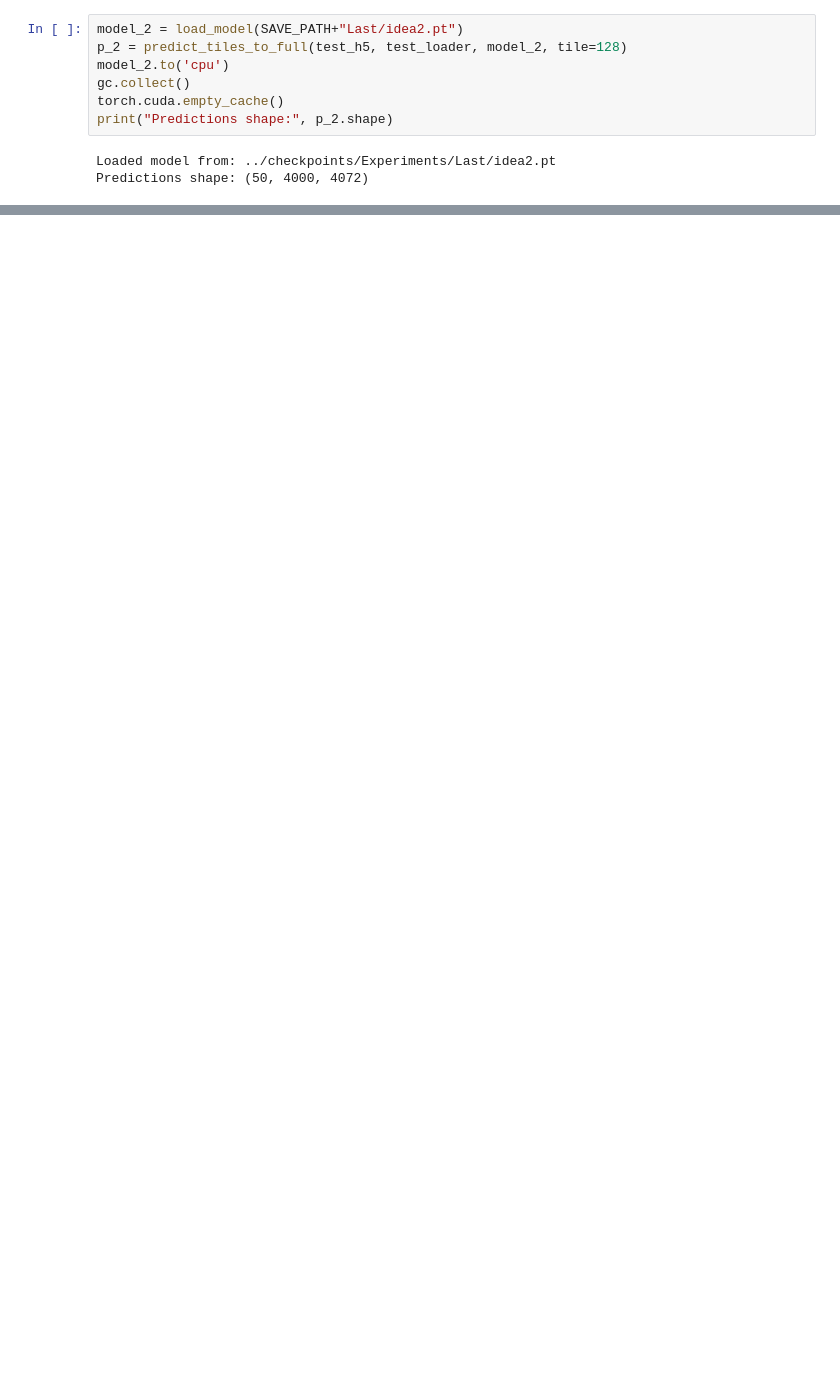
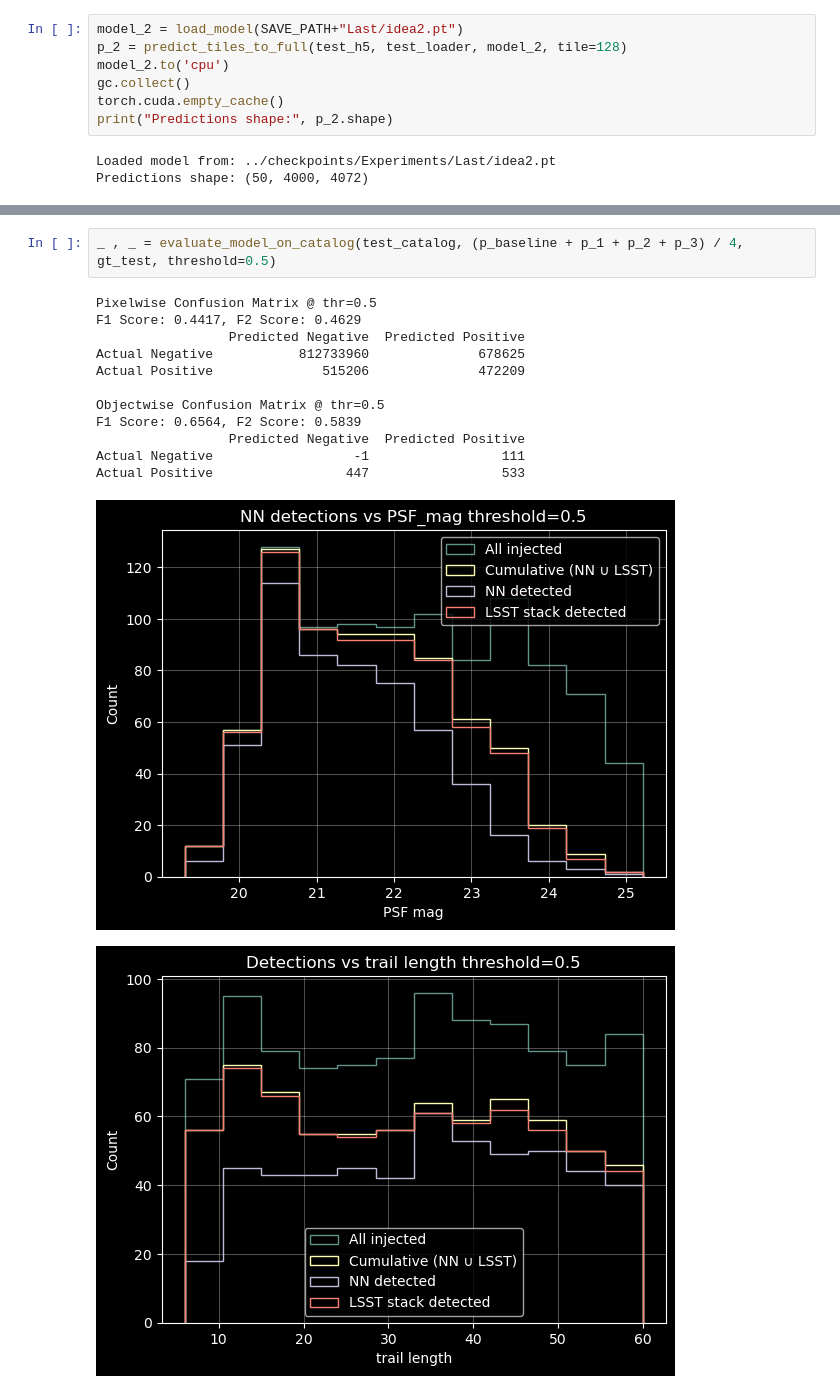
Before and after one commit to dirac-institute/Asteroid_detection_CNN, a Jupyter notebook: experiments/Evaluation.ipynb, the cells around one changed output, grey strips where cells are left out. Drawn from its saved outputs; the diff is of its cells as text; blank space fills up the shorter version.

```diff
--- a/experiments/Evaluation.ipynb
+++ b/experiments/Evaluation.ipynb
@@ -245,0 +294,16 @@ Actual Positive                 514                 466
+# %%
+_ , _ = evaluate_model_on_catalog(test_catalog, (p_baseline + p_1 + p_2 + p_3) / 4, gt_test, threshold=0.5)
+# %% [output]
+Pixelwise Confusion Matrix @ thr=0.5
+F1 Score: 0.4417, F2 Score: 0.4629
+                 Predicted Negative  Predicted Positive
+Actual Negative           812733960              678625
+Actual Positive              515206              472209
+
+Objectwise Confusion Matrix @ thr=0.5
+F1 Score: 0.6564, F2 Score: 0.5839
+                 Predicted Negative  Predicted Positive
+Actual Negative                  -1                 111
+Actual Positive                 447                 533
+[figure, added]
+[figure, added]
```
Also changed, not shown: parts of 8 cells of this notebook.
